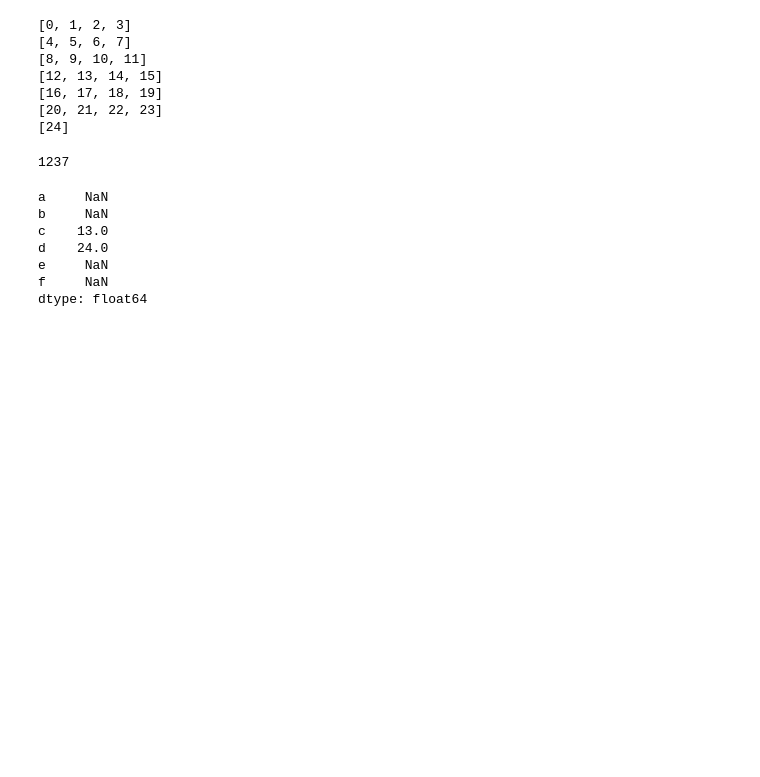
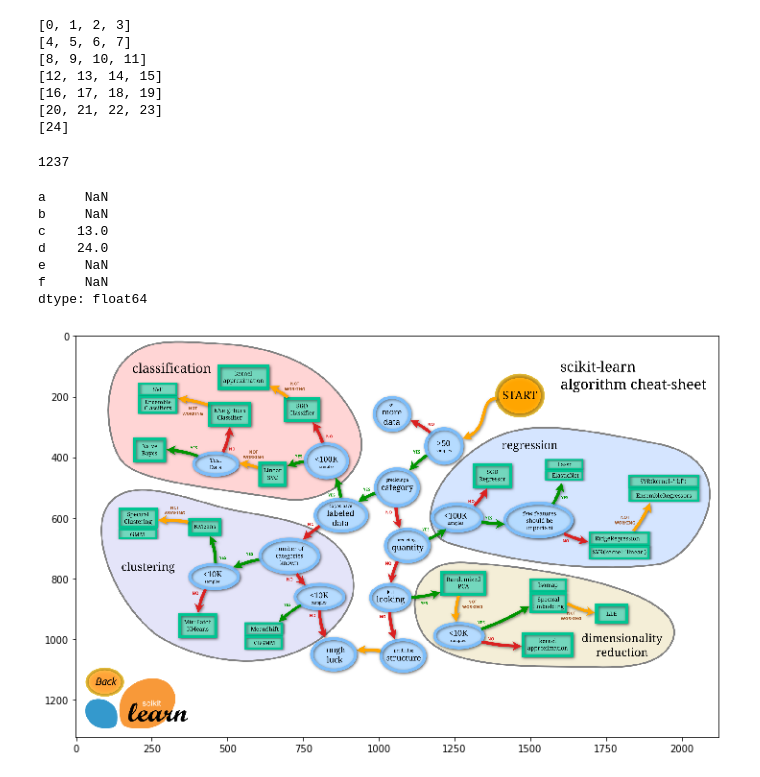
Before and after one commit to vinkrish/ml-jupyter-notebook, a Jupyter notebook: Playground.ipynb, the cells around one changed output. Cells and saved outputs as stored; diff of their text form; code cells hidden in the pictures; blank space fills up the shorter version.

```diff
--- a/Playground.ipynb
+++ b/Playground.ipynb
@@ -265,3 +292,15 @@ df[['B', 'D']]
 
 # Turn pandas DataFrames into NumPy arrays
 numpy.array(df)
+# %%
+%matplotlib inline
+import matplotlib.pyplot as plt
+import matplotlib.image as mpimg
+from matplotlib.pyplot import figure
+
+figure(figsize=(12,12))
+img=mpimg.imread('ml_map.png')
+imgplot = plt.imshow(img)
+plt.show();
+# %% [output]
+[figure, added]
```
Also changed, not shown: parts of 3 cells of this notebook, 15 other files.
